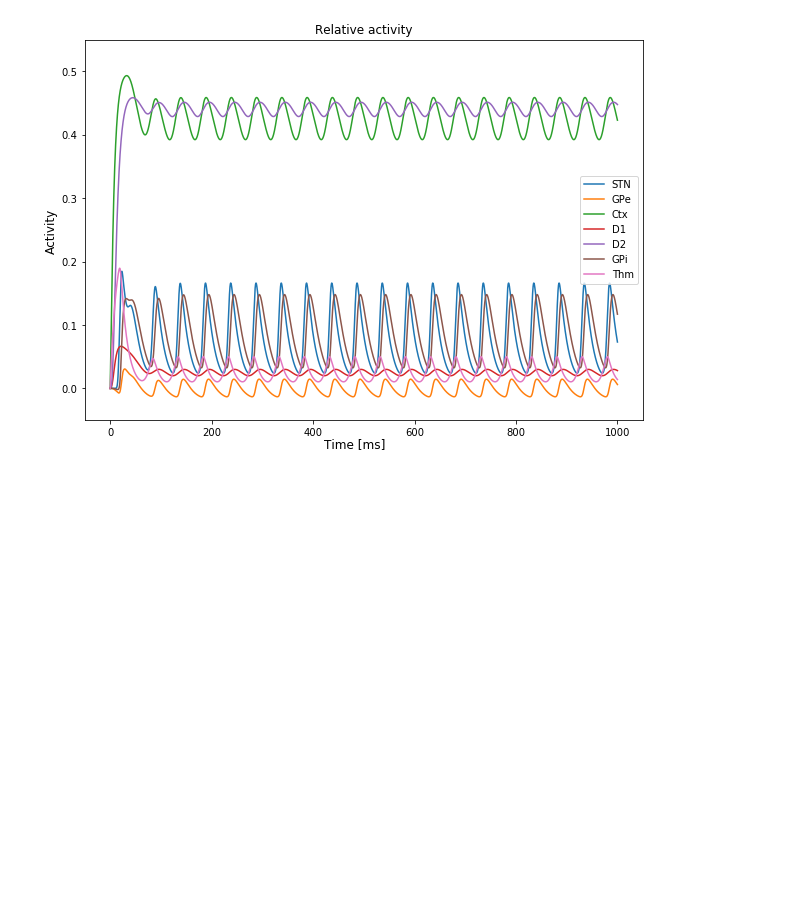
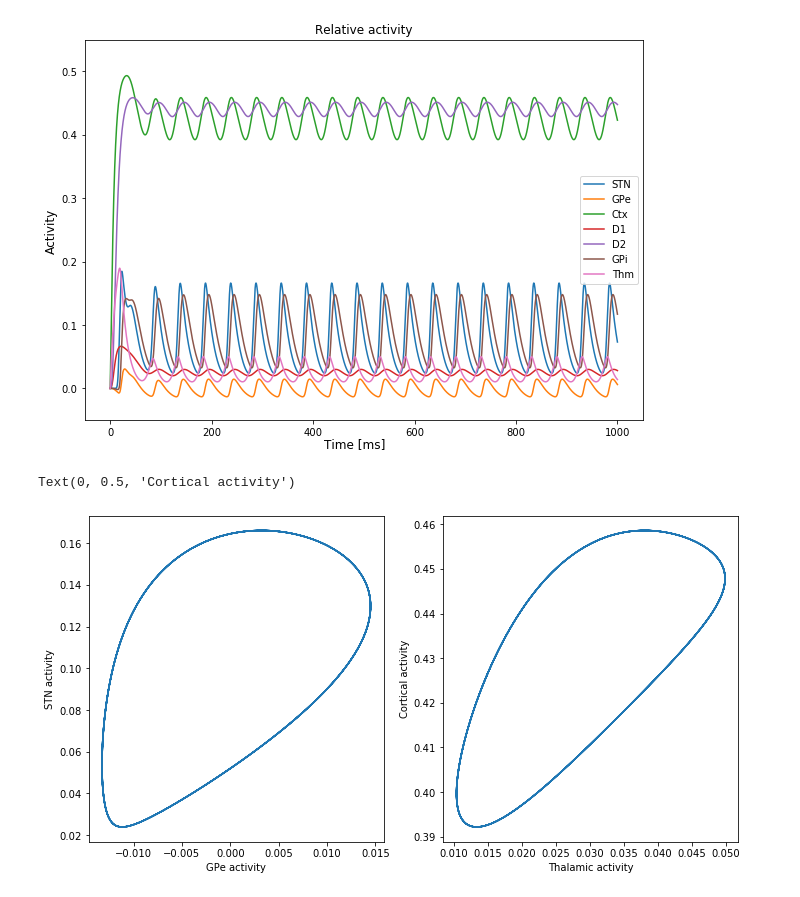
Before and after one commit to ebjorkeli/Parkinson-model, a Jupyter notebook: Wilson-Cowan type Parkinson model.ipynb, the cells around one changed output. Drawn from its saved outputs; the diff is of its cells as text; code cells hidden in the pictures; blank space fills up the shorter version.

```diff
--- a/Wilson-Cowan type Parkinson model.ipynb
+++ b/Wilson-Cowan type Parkinson model.ipynb
@@ -547,3 +547,22 @@ plt.legend(loc="right")
 # %% [output]
 <matplotlib.legend.Legend at 0x...>
 [figure]
+# %%
+### PLOT LIMIT CYCLES
+
+i, j = -25000, -1
+plt.figure(1, figsize=(18,6))
+lim = [0,0.5]
+
+ax0 = plt.subplot(131)
+ax0.plot(I_Gpe[i:j], E_Stn[i:j])
+ax0.set_xlabel("GPe activity")
+ax0.set_ylabel("STN activity")
+
+ax1 = plt.subplot(132)
+ax1.plot(E_Thm[i:j], E_Cx[i:j])
+ax1.set_xlabel("Thalamic activity")
+ax1.set_ylabel("Cortical activity")
+# %% [output]
+Text(0, 0.5, 'Cortical activity')
+[figure, added]
```
Also changed, not shown: 1 other file.
